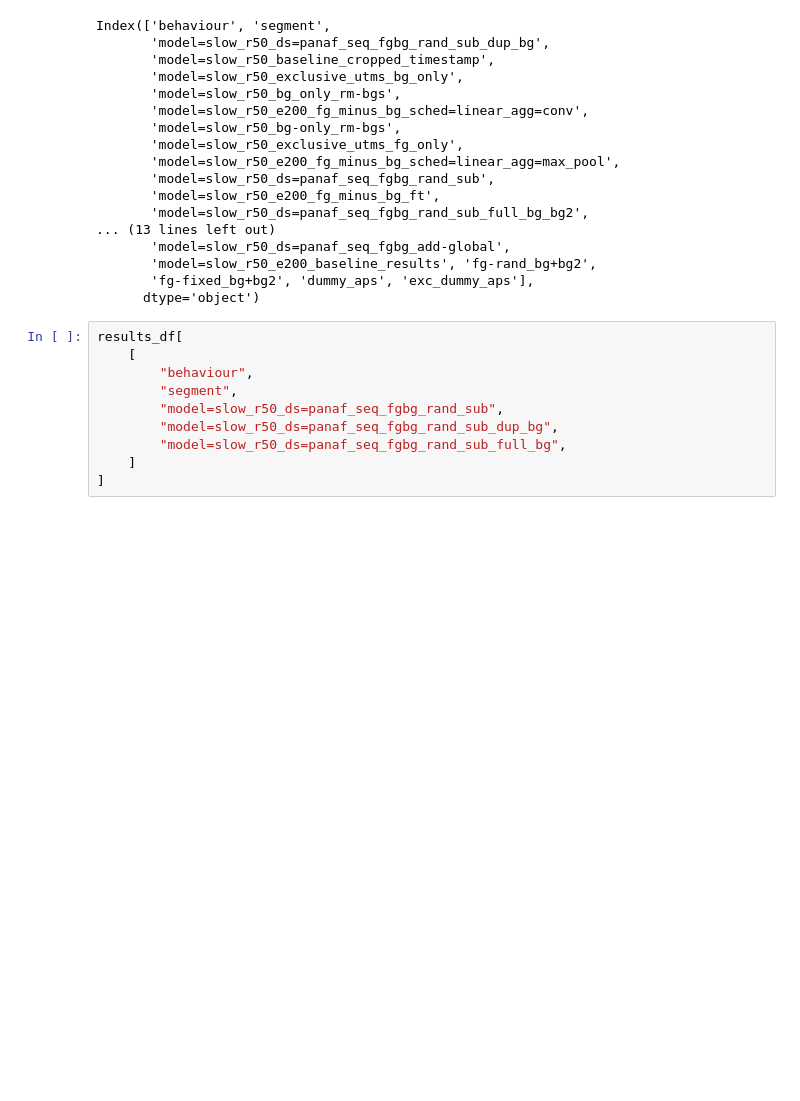
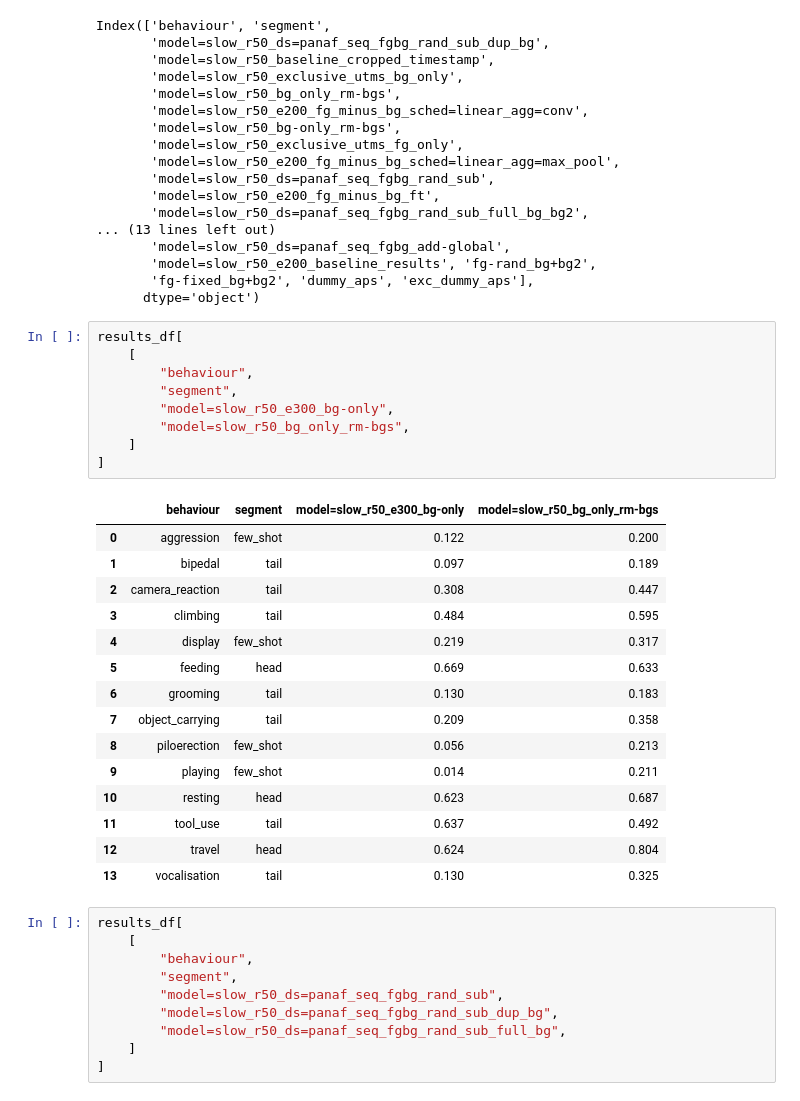
Before and after one commit to obrookes/imslowfast, a Jupyter notebook: notebooks/__results_generation.ipynb, the cells around one changed output. Drawn from its saved outputs; the diff is of its cells as text; blank space fills up the shorter version.

```diff
--- a/notebooks/__results_generation.ipynb
+++ b/notebooks/__results_generation.ipynb
@@ -142,6 +142,31 @@ Index(['behaviour', 'segment',
        'model=slow_r50_e200_baseline_results', 'fg-rand_bg+bg2',
        'fg-fixed_bg+bg2', 'dummy_aps', 'exc_dummy_aps'],
       dtype='object')
+# %%
+results_df[
+    [
+        "behaviour",
+        "segment",
+        "model=slow_r50_e300_bg-only",
+        "model=slow_r50_bg_only_rm-bgs",
+    ]
+]
+# %% [output]
+|  | behaviour | segment | model=slow_r50_e300_bg-only | model=slow_r50_bg_only_rm-bgs |
+| 0 | aggression | few_shot | 0.122 | 0.200 |
+| 1 | bipedal | tail | 0.097 | 0.189 |
+| 2 | camera_reaction | tail | 0.308 | 0.447 |
+| 3 | climbing | tail | 0.484 | 0.595 |
+| 4 | display | few_shot | 0.219 | 0.317 |
+| 5 | feeding | head | 0.669 | 0.633 |
+| 6 | grooming | tail | 0.130 | 0.183 |
+| 7 | object_carrying | tail | 0.209 | 0.358 |
+| 8 | piloerection | few_shot | 0.056 | 0.213 |
+| 9 | playing | few_shot | 0.014 | 0.211 |
+| 10 | resting | head | 0.623 | 0.687 |
+| 11 | tool_use | tail | 0.637 | 0.492 |
+| 12 | travel | head | 0.624 | 0.804 |
+| 13 | vocalisation | tail | 0.130 | 0.325 |
 # %%
 results_df[
     [
```
Also changed, not shown: parts of 1 cell of this notebook, 4 other files.
